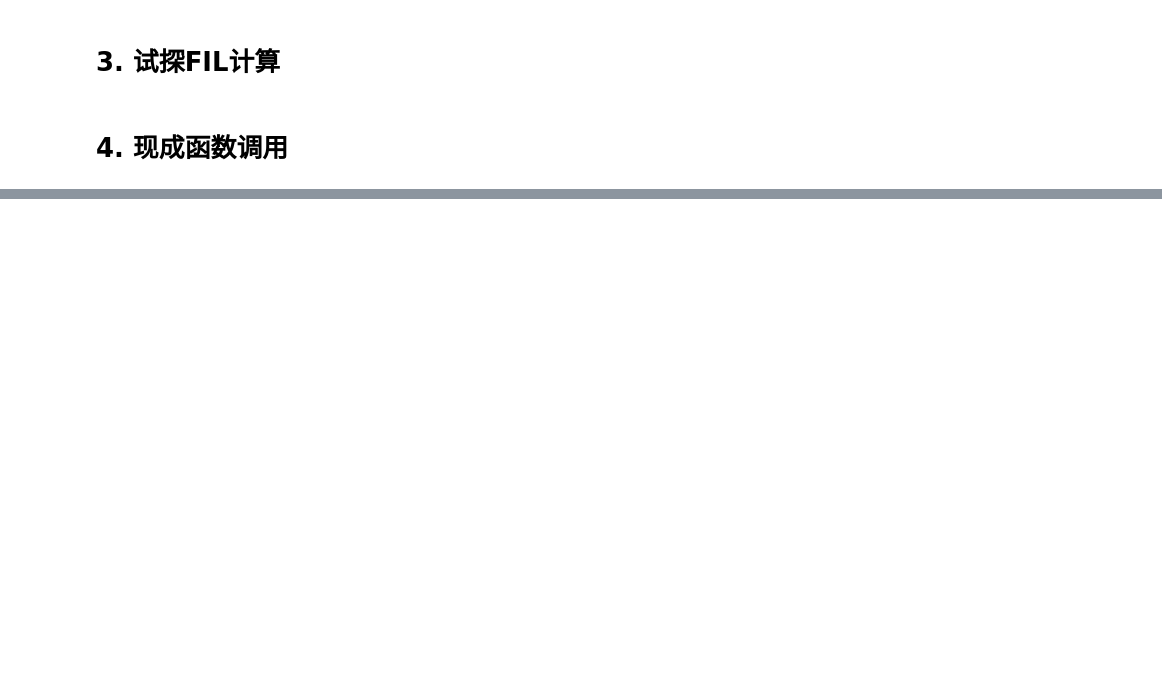
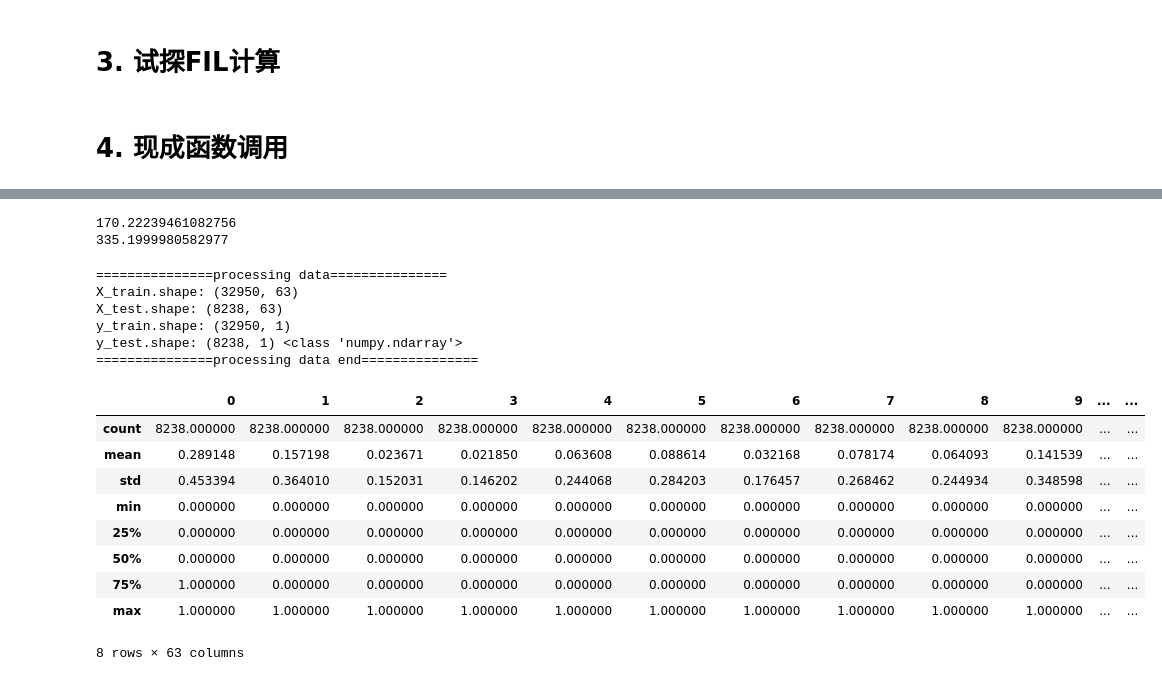
Before and after one commit to Fintech0517/PP-Split, a Jupyter notebook: examples/FIL/fil.ipynb, the cells around one changed output, grey strips where cells are left out. Cells and saved outputs as stored; diff of their text form; code cells hidden in the pictures; blank space fills up the shorter version.

```diff
--- a/examples/FIL/fil.ipynb
+++ b/examples/FIL/fil.ipynb
@@ -401,0 +649,35 @@ matrix:  [[0.0691408]]
+# %%
+y = torch.rand(10,341) # 最大能接受341个特征
+z = torch.randn(100,200)
+e1 = Shannon_quantity(y)
+e2 = Shannon_quantity(z)
+print(e1)
+print(e2)
+# print(np.log(0))
+# %% [output]
+170.22239461082756
+335.1999980582977
+# %%
+import pandas as pd
+dataPath = '/home/dengruijun/data/FinTech/DATASET/kaggle-dataset/bank/bank-additional-full.csv'
+
+[X_train, y_train], [X_test, y_test] = preprocess_bank_dataset(dataPath)
+df = pd.DataFrame(X_test)
+df.describe()
+# %% [output]
+===============processing data===============
+X_train.shape: (32950, 63)
+X_test.shape: (8238, 63)
+y_train.shape: (32950, 1)
+y_test.shape: (8238, 1) <class 'numpy.ndarray'>
+===============processing data end===============
+|  | 0 | 1 | 2 | 3 | 4 | 5 | 6 | 7 | 8 | 9 | ... | ... |
+| count | 8238.000000 | 8238.000000 | 8238.000000 | 8238.000000 | 8238.000000 | 8238.000000 | 8238.000000 | 8238.000000 | 8238.000000 | 8238.000000 | ... | ... |
+| mean | 0.289148 | 0.157198 | 0.023671 | 0.021850 | 0.063608 | 0.088614 | 0.032168 | 0.078174 | 0.064093 | 0.141539 | ... | ... |
+| std | 0.453394 | 0.364010 | 0.152031 | 0.146202 | 0.244068 | 0.284203 | 0.176457 | 0.268462 | 0.244934 | 0.348598 | ... | ... |
+| min | 0.000000 | 0.000000 | 0.000000 | 0.000000 | 0.000000 | 0.000000 | 0.000000 | 0.000000 | 0.000000 | 0.000000 | ... | ... |
+| 25% | 0.000000 | 0.000000 | 0.000000 | 0.000000 | 0.000000 | 0.000000 | 0.000000 | 0.000000 | 0.000000 | 0.000000 | ... | ... |
+| 50% | 0.000000 | 0.000000 | 0.000000 | 0.000000 | 0.000000 | 0.000000 | 0.000000 | 0.000000 | 0.000000 | 0.000000 | ... | ... |
+| 75% | 1.000000 | 0.000000 | 0.000000 | 0.000000 | 0.000000 | 0.000000 | 0.000000 | 0.000000 | 0.000000 | 0.000000 | ... | ... |
+| max | 1.000000 | 1.000000 | 1.000000 | 1.000000 | 1.000000 | 1.000000 | 1.000000 | 1.000000 | 1.000000 | 1.000000 | ... | ... |
+8 rows × 63 columns
```
Also changed, not shown: parts of 13 cells of this notebook, 13 other files.
